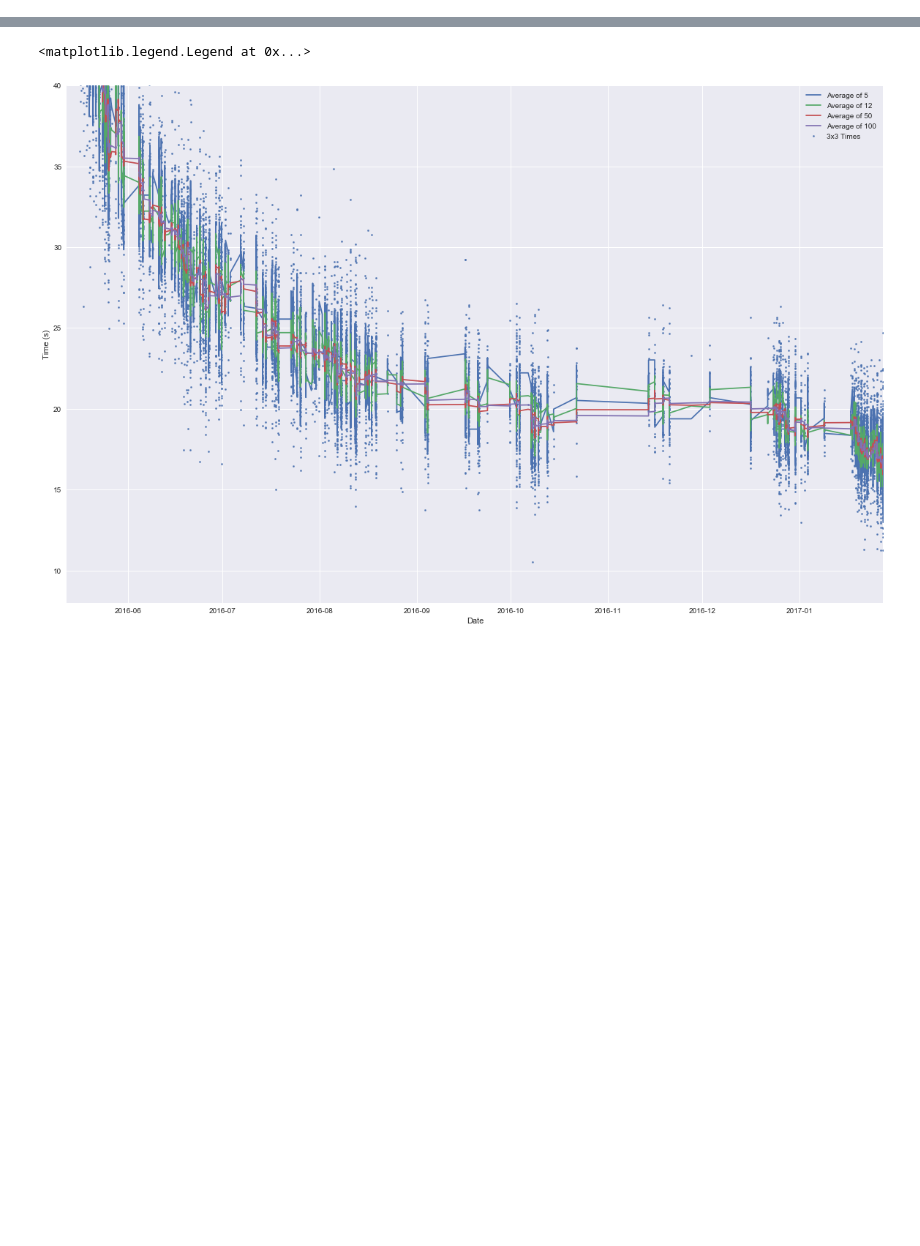
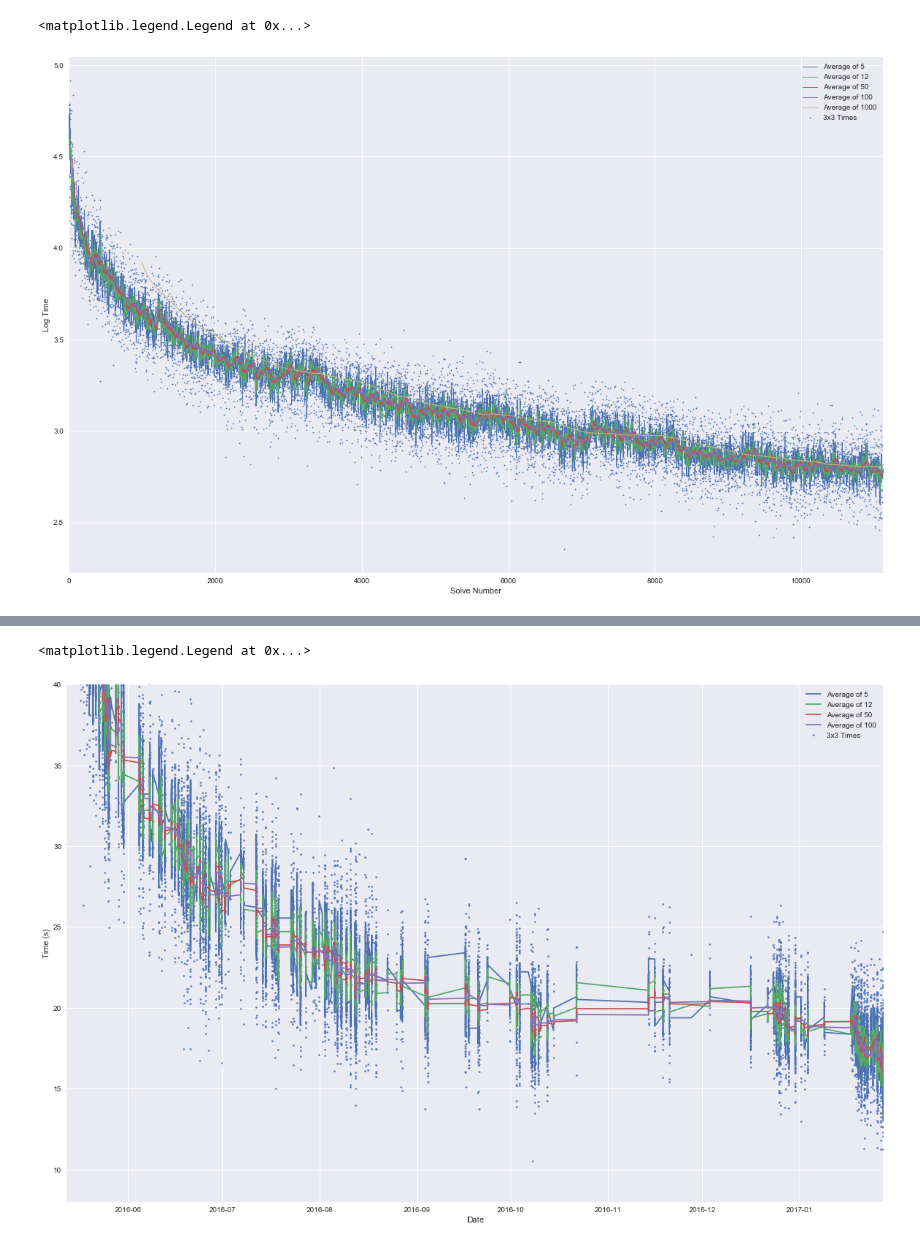
Before and after one commit to cnapun/cube-plots, a Jupyter notebook: cubetimes.ipynb, the cells around one changed output, grey strips where cells are left out. Cells and saved outputs as stored; diff of their text form; code cells hidden in the pictures; blank space fills up the shorter version.

```diff
--- a/cubetimes.ipynb
+++ b/cubetimes.ipynb
@@ -105,2 +112,18 @@ plt.legend(loc='best')
+# %%
+plt.scatter(range(len(rdf)), np.log(rdf['Time']), label='3x3 Times', s=2)
+plt.plot(range(len(rdf)), np.log(rdf.ao5), label='Average of 5', linewidth=1)
+plt.plot(range(len(rdf)),np.log(rdf.ao12), label='Average of 12', linewidth=1)
+plt.plot(range(len(rdf)),np.log(rdf.ao50), label='Average of 50', linewidth=1)
+plt.plot(range(len(rdf)),np.log(rdf.ao100), label='Average of 100', linewidth=1)
+plt.plot(range(len(rdf)),np.log(rdf.ao1000), label='Average of 1000', linewidth=1)
+# plt.xlim(len(rdf)-6000,len(rdf))
+plt.xlim(0, len(rdf))
+# plt.ylim(0,120)
+plt.ylabel('Log Time')
+plt.xlabel('Solve Number')
+plt.legend(loc='best')
+# %% [output]
+<matplotlib.legend.Legend at 0x...>
+[figure, added]
 # %%
 tms = rdf['Time'].values
```
Also changed, not shown: parts of 9 cells of this notebook, 1 other file.
